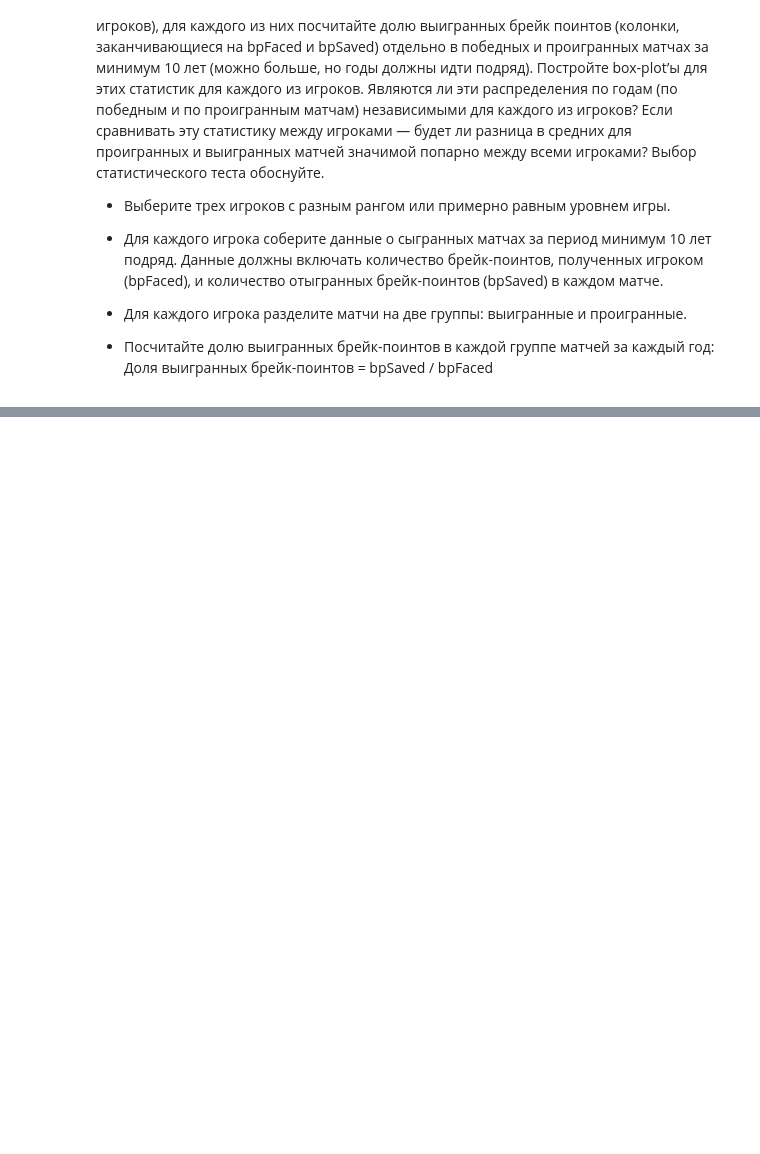
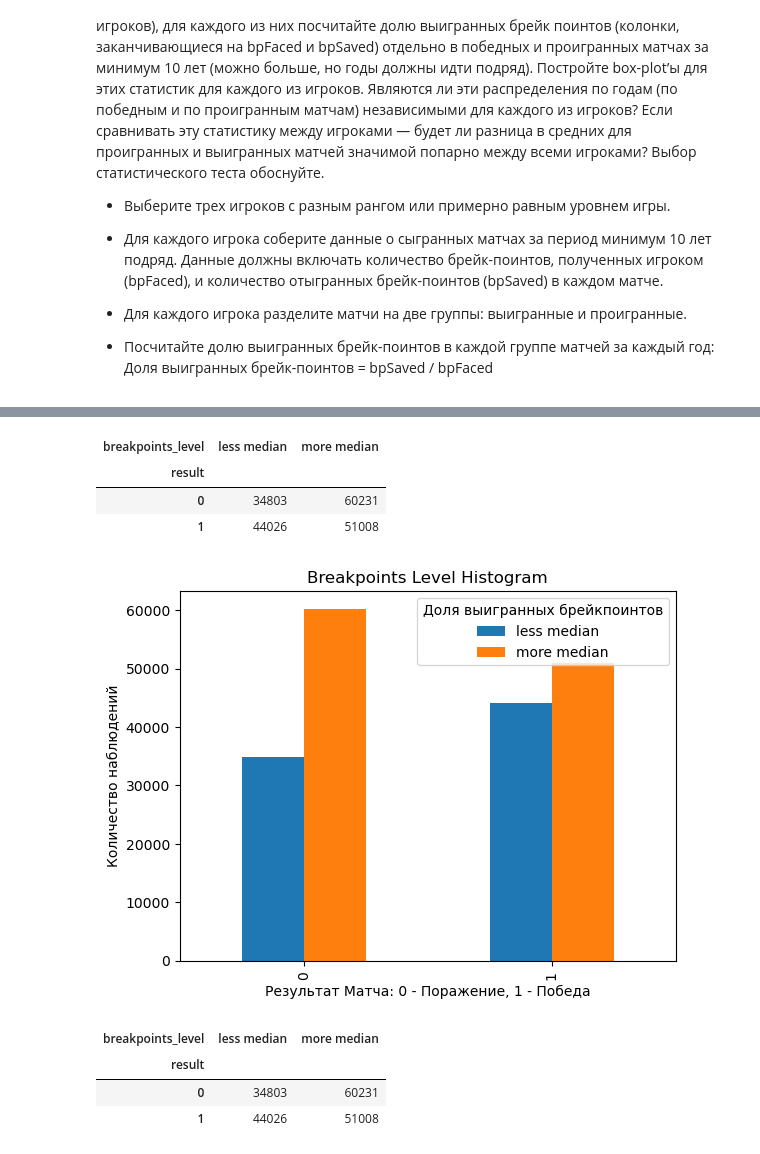
Before and after one commit to Ruugiko/tennis_atp, a Jupyter notebook: tennis.ipynb, the cells around one changed output, grey strips where cells are left out. Cells and saved outputs as stored; diff of their text form; code cells hidden in the pictures; blank space fills up the shorter version.

Commit message:
add task 5

```diff
--- a/tennis.ipynb
+++ b/tennis.ipynb
@@ -779,0 +931,55 @@ df_4.head()
+# %%
+# Сформируем датасет для задачи
+task_05 = df[['year', 'winner_id', 'loser_id', 'w_bpSaved', 'w_bpFaced', 'l_bpSaved', 'l_bpFaced']].dropna()
+
+
+task_05['bp_ratio_winner'] = round((task_05['w_bpSaved'] / task_05['w_bpFaced'] * 100).fillna(0), 1)
+task_05['bp_ratio_loser'] = round((task_05['l_bpSaved'] / task_05['l_bpFaced'] * 100).fillna(0), 1)
+
+
+winners = task_05[['year', 'winner_id', 'bp_ratio_winner']].rename(columns={'winner_id': 'id', 'bp_ratio_winner': 'bp_ratio'})
+losers = task_05[['year', 'loser_id', 'bp_ratio_loser']].rename(columns={'loser_id': 'id', 'bp_ratio_loser': 'bp_ratio'})
+
+
+winners['result'] = 1
+losers['result'] = 0
+
+task_05 = pd.concat([winners, losers], ignore_index=True)
+
+
+losers_median = task_05.loc[task_05['result'] == 0, 'bp_ratio'].median()
+winners_median = task_05.loc[task_05['result'] == 1, 'bp_ratio'].median()
+
+
+conditions = [
+    (task_05['bp_ratio'] >= winners_median) & (task_05['result'] == 1),
+    (task_05['bp_ratio'] < winners_median) & (task_05['result'] == 1),
+    (task_05['bp_ratio'] >= losers_median) & (task_05['result'] == 0),
+    (task_05['bp_ratio'] < losers_median) & (task_05['result'] == 0)
+]
+choices = ['more median', 'less median', 'more median', 'less median']
+task_05['breakpoints_level'] = np.select(conditions, choices, default='')
+# %%
+task_05.groupby('result')['breakpoints_level'].value_counts().unstack()
+# %% [output]
+| breakpoints_level | less median | more median |
+| result |  |  |
+| 0 | 34803 | 60231 |
+| 1 | 44026 | 51008 |
+# %%
+count_of_games = task_05.groupby('result')['breakpoints_level'].value_counts().unstack().plot(kind='bar')
+count_of_games.set_title('Breakpoints Level Histogram')
+plt.xlabel('Результат Матча: 0 - Поражение, 1 - Победа')
+plt.ylabel('Количество наблюдений')
+plt.legend(title='Доля выигранных брейкпоинтов')
+plt.show()
+# %% [output]
+[figure, added]
+# %%
+count_of_games = task_05.groupby('result')['breakpoints_level'].value_counts().unstack()
+count_of_games
+# %% [output]
+| breakpoints_level | less median | more median |
+| result |  |  |
+| 0 | 34803 | 60231 |
+| 1 | 44026 | 51008 |
```
Also changed, not shown: parts of 16 cells of this notebook, 4 other files.
